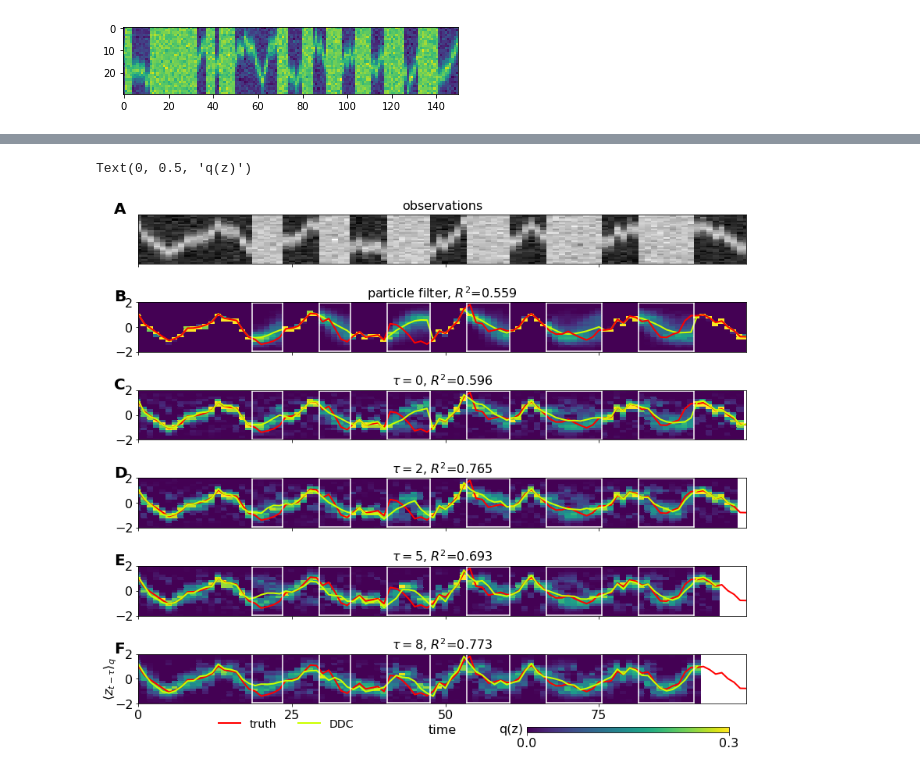
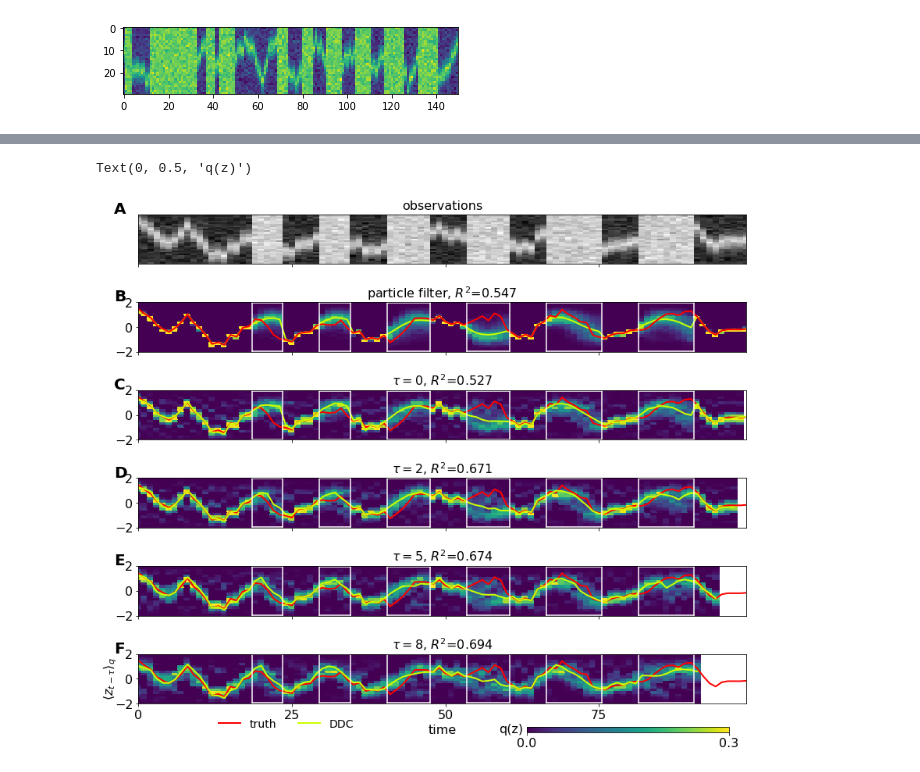
Before and after one commit to kevin-w-li/ddc_ssm, a Jupyter notebook: BioSSM_sinusoid_inference.ipynb, the cells around one changed output, grey strips where cells are left out. Cells and saved outputs as stored; diff of their text form; code cells hidden in the pictures.

```diff
--- a/BioSSM_sinusoid_inference.ipynb
+++ b/BioSSM_sinusoid_inference.ipynb
@@ -112,7 +112,7 @@ for i in range(min(Mx,10)):
 # %%
 # step_reg = Regressors.LinearRegressorStep(fs,lr=0.01,momentum=0.0, lam=1e-3, niter=1)
 
-reg = Regressors.LinearRegressor(fs,lam=1e-4, tensor_op="c", lr=0.00)
+reg = Regressors.LinearRegressor(fs,lam=1e-3, tensor_op="c", lr=0.00)
 torch.manual_seed(1)
 # opt = Optimizers.SGDOptimizer(lr=0.001, momentum=0.9, decay=0.0)
 ddc=DDCSSM.DecayDistributionRegression([1]*5,(true_model), (reg),
@@ -120,7 +120,7 @@ ddc=DDCSSM.DecayDistributionRegression([1]*5,(true_model), (reg),
                                   s_type="sample",
                                   g_type="exp",
                                   smoothing=False,
-                                  nsleep=10000,
+                                  nsleep=15000,
                                   nwake=100,
                                   plastic=[True, True],
                                   factorise=False,
@@ -185,7 +185,7 @@ for li, lag in enumerate(tqdm_notebook(decode_lags)):
         grid = ddc.sleep_history["zt"][t,:,0]
         fv   = ddc.sleep_history["fzzt"][t+lag,:]
         bin_fv = ((bins[1:,None] > grid[None]) & (bins[:-1,None] < grid[None])).astype("float").T
-        W = np.linalg.solve(fv.T.dot(fv)+np.eye(fv.shape[1])*1e-3, fv.T.dot(bin_fv))
+        W = np.linalg.solve(fv.T.dot(fv)+np.eye(fv.shape[1])*1e-5, fv.T.dot(bin_fv))
         h = ddc.wake_history["mzzt_x1:t"][t+lag,:] @ W
         h= h.clip(0,1)
         h/=h.sum(-1,keepdims=True)
@@ -291,7 +252,7 @@ plt.rc('ytick', labelsize=BIGGER_SIZE)    # fontsize of the tick labels
 plt.rc('legend', fontsize=MEDIUM_SIZE)    # legend fontsize
 plt.rc('figure', titlesize=BIGGER_SIZE)  # fontsize of the figure title
 # %%
-batch_idx=34
+batch_idx=49
 bins = np.linspace(-2,2,20)
 decode_lags=[0,2,5,8]
 ddc_color=[0.8,1,0.]
@@ -348,31 +309,31 @@ for li, lag in enumerate(decode_lags):
     ax.plot(true_z, color=true_color, lw=2, label="truth")
     ddc_z  = ddc_means[lag][:,batch_idx,0]
     ax.plot(ddc_z, color=ddc_color, lw=2, label="DDC")
     r2 = 1-np.nanmean((true_z[:] - ddc_z[:])**2)/true_z[:].var()
     ax.set_title(r"$\tau=%d$, $R^2$=%.3f"%(lag, r2))
     im = ax.pcolormesh(np.arange(T+1-T_train-1)-0.5, bins, histograms[li][:-1,batch_idx,:].T,
                        vmin=0,vmax=0.3, edgecolor="face")
 #     im = ax.pcolormesh(np.arange(T-T_train+1).T-0.5, np.linspace(-2,2,21),
 #                        opt_histogram[li].sum((-1,-2)).T,
 #                        vmin=0,vmax=0.5, edgecolor="face")
     plot_mask_boxes(ax,test_z[T_train:,batch_idx,2])
 
     ax.set_xlim(0,T-1-T_train)
     ax.set_xticks(np.arange(0,T-T_train,25))
     ax.set_xticklabels(np.arange(0,T-T_train,25))
     add_letter(ax,letter_ascii)
     letter_ascii += 1
 
 ax.set_ylim(-2,2)
 axes[-1].set_xlabel("time")
 axes[-1].set_ylabel(r"$\langle z_{t-\tau}\rangle_q$", labelpad=-5)
 fig.tight_layout()
 axes[-1].legend(loc="upper right", bbox_to_anchor=(0.37,-0.1), frameon=False, ncol=2)
 
 cbaxes = fig.add_axes([0.65, 0.03, 0.3, 0.01])
 cb = plt.colorbar(im, cax = cbaxes,orientation="horizontal", ticks=[0,0.3])
 cbaxes.set_ylabel("q(z)", rotation=0, va="center",labelpad=20)
 #$fig.savefig("figs/sines_%d.pdf"%batch_idx, pad_inches=0, bbox_inches="tight")
 # %% [output]
 Text(0, 0.5, 'q(z)')
-[figure, old version]
+[figure, new version]
```
Also changed, not shown: parts of 5 cells of this notebook, 2 other files.
